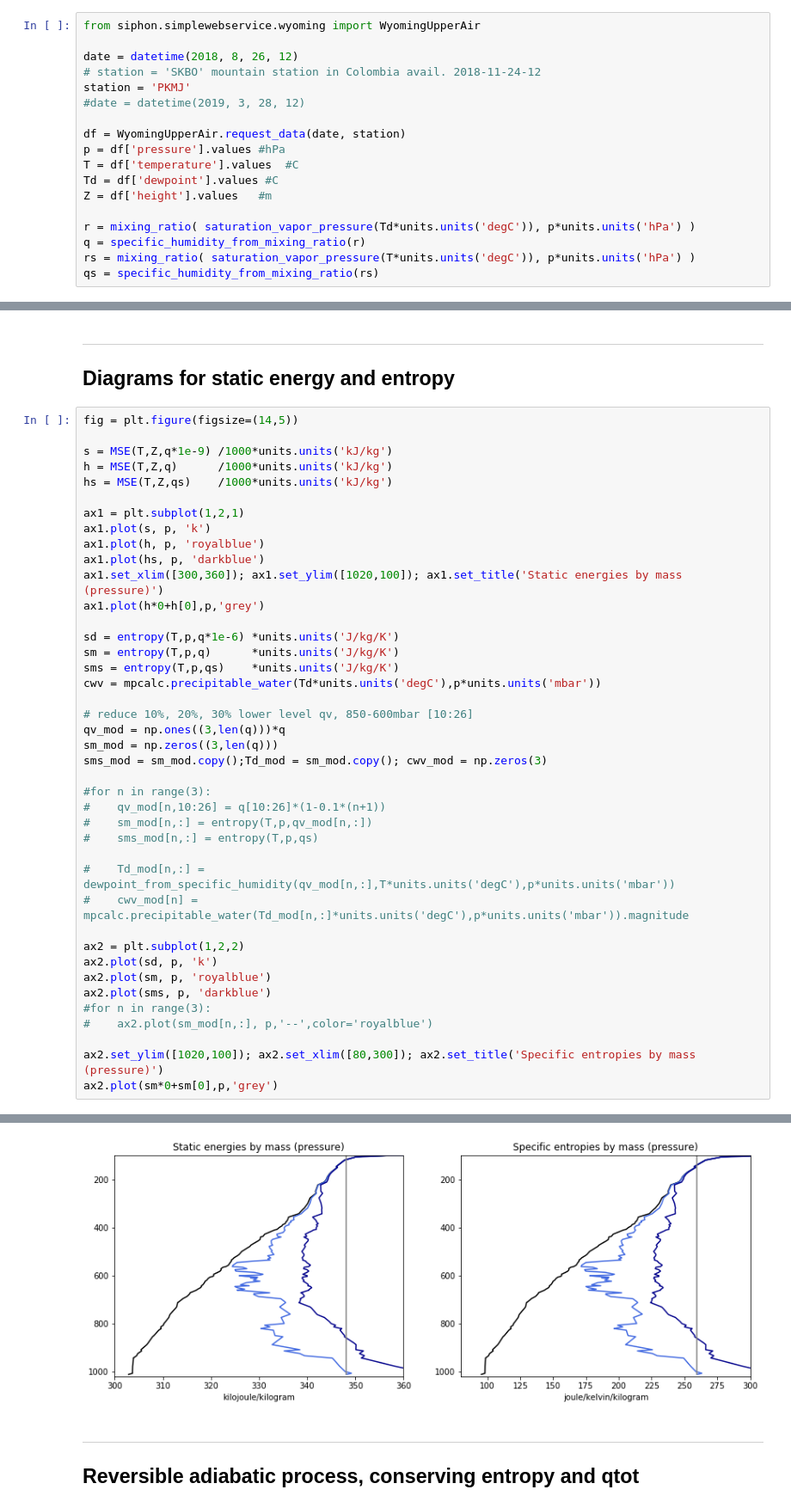
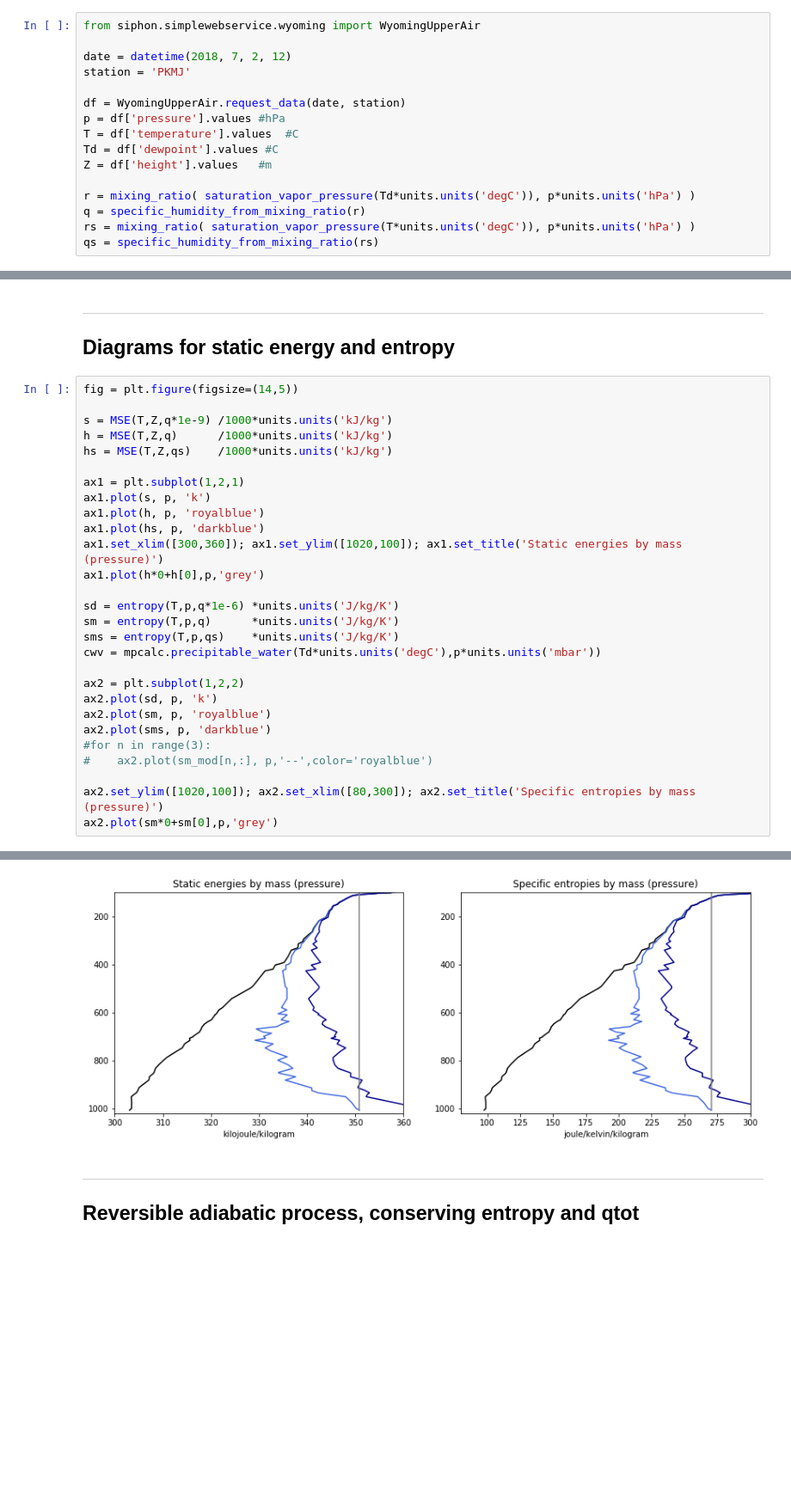
Before and after one commit to weiming9115/ATM663_convection_meso, a Jupyter notebook: Resources/Notebooks/Real_Parcel_Buoyancy_weiming.ipynb, the cells around one changed output, grey strips where cells are left out. Shown at 86% size. Cells and saved outputs as stored; diff of their text form; blank space fills up the shorter version.

```diff
--- a/Resources/Notebooks/Real_Parcel_Buoyancy_weiming.ipynb
+++ b/Resources/Notebooks/Real_Parcel_Buoyancy_weiming.ipynb
@@ -54,10 +114,8 @@ warnings.filterwarnings('ignore')
 # %%
 from siphon.simplewebservice.wyoming import WyomingUpperAir
 
-date = datetime(2018, 8, 26, 12)
-# station = 'SKBO' mountain station in Colombia avail. 2018-11-24-12
+date = datetime(2018, 7, 2, 12)
 station = 'PKMJ'
-#date = datetime(2019, 3, 28, 12)
 
 df = WyomingUpperAir.request_data(date, station)
 p = df['pressure'].values #hPa
@@ -248,47 +302,34 @@ def invert_MSE(h,qt,Z,p):
 # %%
 fig = plt.figure(figsize=(14,5))
 
 s = MSE(T,Z,q*1e-9) /1000*units.units('kJ/kg')
 h = MSE(T,Z,q)      /1000*units.units('kJ/kg')
 hs = MSE(T,Z,qs)    /1000*units.units('kJ/kg')
 
 ax1 = plt.subplot(1,2,1)
 ax1.plot(s, p, 'k')
 ax1.plot(h, p, 'royalblue')
 ax1.plot(hs, p, 'darkblue')
 ax1.set_xlim([300,360]); ax1.set_ylim([1020,100]); ax1.set_title('Static energies by mass (pressure)')
 ax1.plot(h*0+h[0],p,'grey')
 
 sd = entropy(T,p,q*1e-6) *units.units('J/kg/K')
 sm = entropy(T,p,q)      *units.units('J/kg/K')
 sms = entropy(T,p,qs)    *units.units('J/kg/K')
 cwv = mpcalc.precipitable_water(Td*units.units('degC'),p*units.units('mbar'))
 
-# reduce 10%, 20%, 30% lower level qv, 850-600mbar [10:26]
-qv_mod = np.ones((3,len(q)))*q
-sm_mod = np.zeros((3,len(q)))
-sms_mod = sm_mod.copy();Td_mod = sm_mod.copy(); cwv_mod = np.zeros(3)
-
-#for n in range(3):
-#    qv_mod[n,10:26] = q[10:26]*(1-0.1*(n+1))
-#    sm_mod[n,:] = entropy(T,p,qv_mod[n,:])
-#    sms_mod[n,:] = entropy(T,p,qs)
-
-#    Td_mod[n,:] = dewpoint_from_specific_humidity(qv_mod[n,:],T*units.units('degC'),p*units.units('mbar'))
-#    cwv_mod[n] = mpcalc.precipitable_water(Td_mod[n,:]*units.units('degC'),p*units.units('mbar')).magnitude
-
 ax2 = plt.subplot(1,2,2)
 ax2.plot(sd, p, 'k')
 ax2.plot(sm, p, 'royalblue')
 ax2.plot(sms, p, 'darkblue')
 #for n in range(3):
 #    ax2.plot(sm_mod[n,:], p,'--',color='royalblue')
 
 ax2.set_ylim([1020,100]); ax2.set_xlim([80,300]); ax2.set_title('Specific entropies by mass (pressure)')
 ax2.plot(sm*0+sm[0],p,'grey')
 # %% [output]
 [<matplotlib.lines.Line2D at 0x...>]
-[figure, old version]
+[figure, new version]
 # %% [markdown]
 ---------------
 <a name="b_from_s"></a>
```
Also changed, not shown: parts of 36 cells of this notebook, 4 other files.
